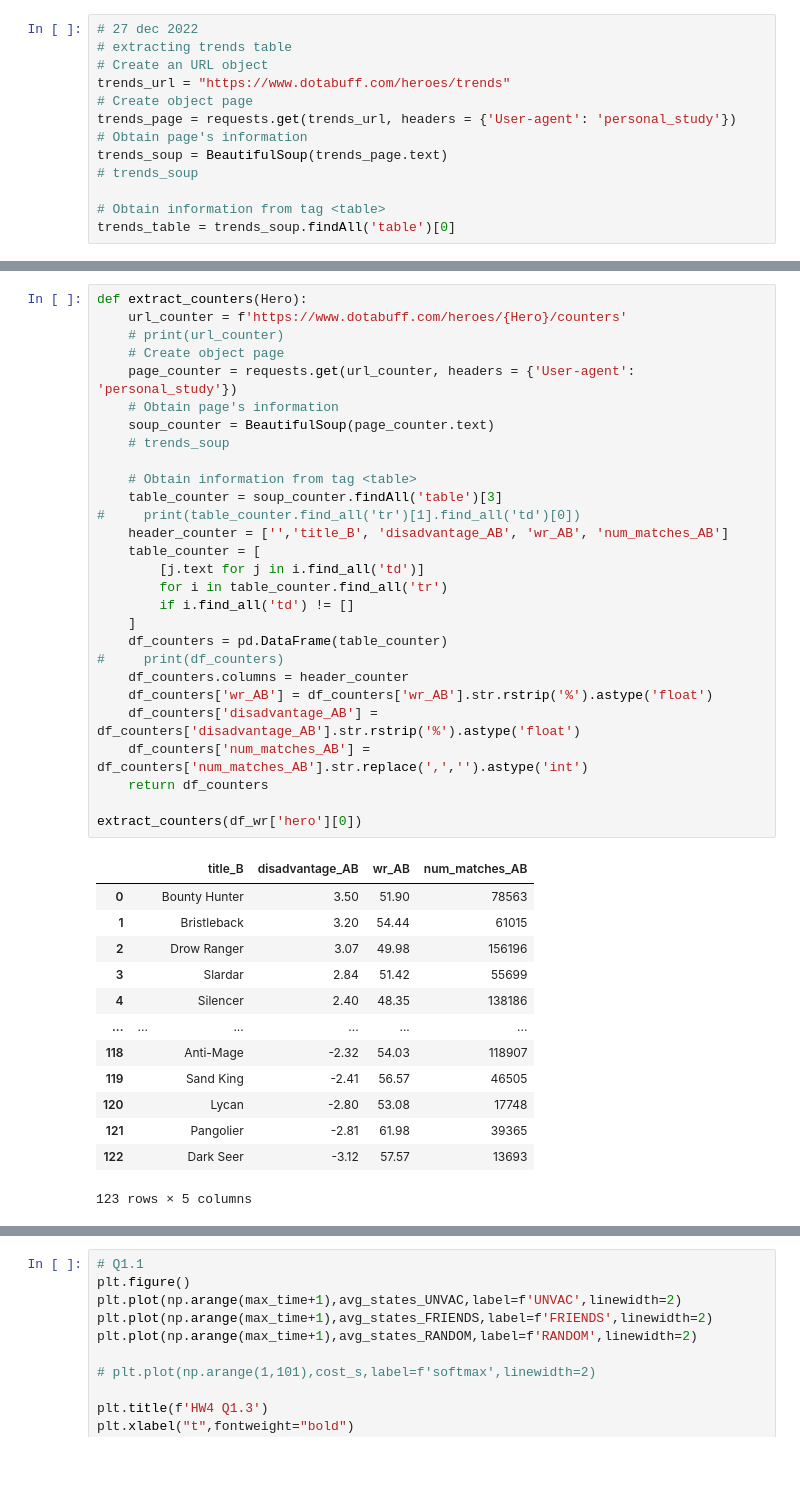
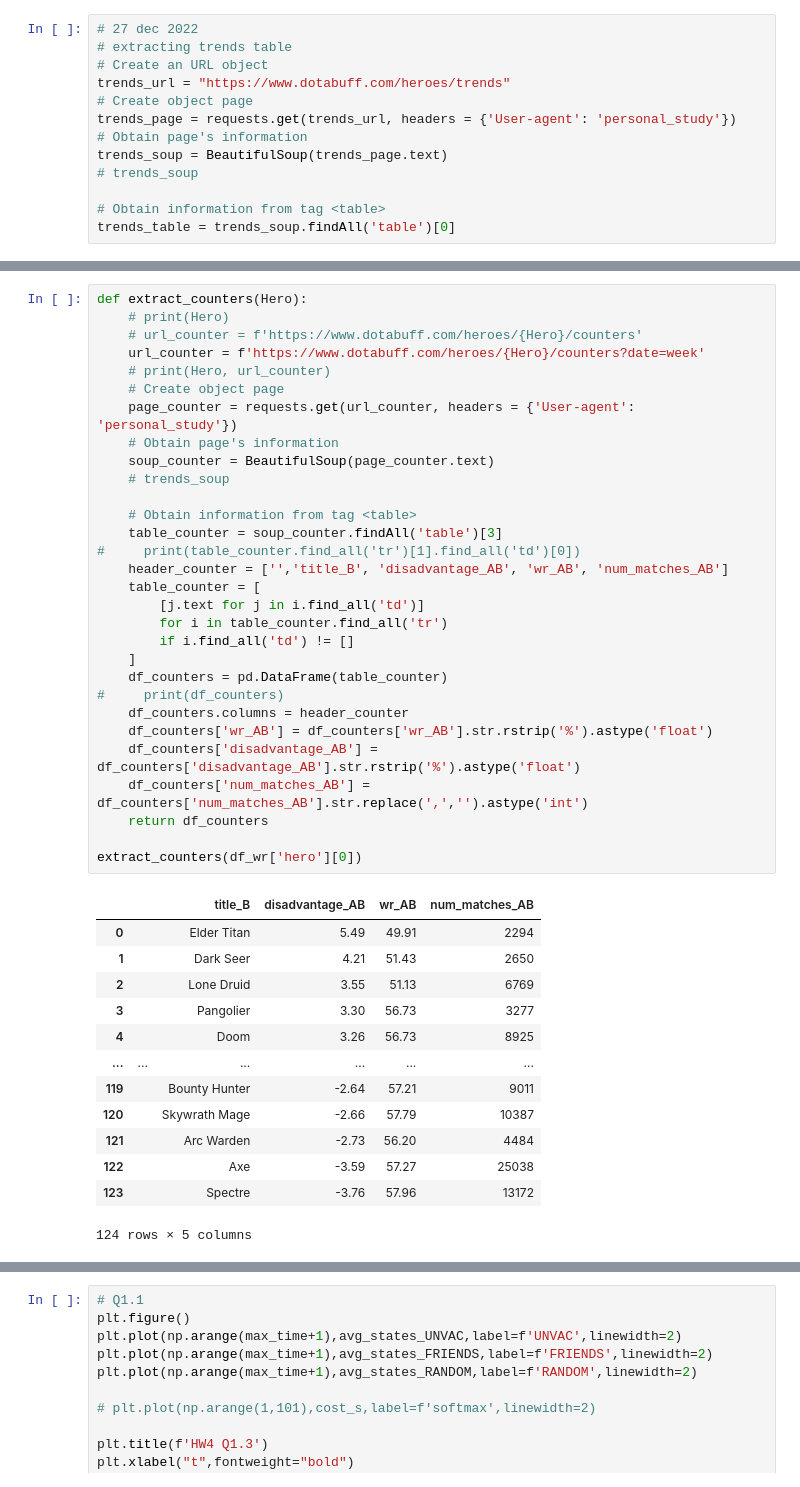
Before and after one commit to estavrionto/Dota2_wr, a Jupyter notebook: dotabuff.ipynb, the cells around one changed output, grey strips where cells are left out. Cells and saved outputs as stored; diff of their text form.

```diff
--- a/dotabuff.ipynb
+++ b/dotabuff.ipynb
@@ -93,45 +97,47 @@ df_wr.head()
 # %%
 def extract_counters(Hero):
-    url_counter = f'https://www.dotabuff.com/heroes/{Hero}/counters'
-    # print(url_counter)
+    # print(Hero)
+    # url_counter = f'https://www.dotabuff.com/heroes/{Hero}/counters'
+    url_counter = f'https://www.dotabuff.com/heroes/{Hero}/counters?date=week'
+    # print(Hero, url_counter)
     # Create object page
     page_counter = requests.get(url_counter, headers = {'User-agent': 'personal_study'})
     # Obtain page's information
     soup_counter = BeautifulSoup(page_counter.text)
     # trends_soup
 
     # Obtain information from tag <table>
     table_counter = soup_counter.findAll('table')[3]
 #     print(table_counter.find_all('tr')[1].find_all('td')[0])
     header_counter = ['','title_B', 'disadvantage_AB', 'wr_AB', 'num_matches_AB']
     table_counter = [
         [j.text for j in i.find_all('td')]
         for i in table_counter.find_all('tr')
         if i.find_all('td') != []
     ]
     df_counters = pd.DataFrame(table_counter)
 #     print(df_counters)
     df_counters.columns = header_counter
     df_counters['wr_AB'] = df_counters['wr_AB'].str.rstrip('%').astype('float')
     df_counters['disadvantage_AB'] = df_counters['disadvantage_AB'].str.rstrip('%').astype('float')
     df_counters['num_matches_AB'] = df_counters['num_matches_AB'].str.replace(',','').astype('int')
     return df_counters
 
 extract_counters(df_wr['hero'][0])
 # %% [output]
 |  |  | title_B | disadvantage_AB | wr_AB | num_matches_AB |
-| 0 |  | Bounty Hunter | 3.50 | 51.90 | 78563 |
-| 1 |  | Bristleback | 3.20 | 54.44 | 61015 |
-| 2 |  | Drow Ranger | 3.07 | 49.98 | 156196 |
-| 3 |  | Slardar | 2.84 | 51.42 | 55699 |
-| 4 |  | Silencer | 2.40 | 48.35 | 138186 |
+| 0 |  | Elder Titan | 5.49 | 49.91 | 2294 |
+| 1 |  | Dark Seer | 4.21 | 51.43 | 2650 |
+| 2 |  | Lone Druid | 3.55 | 51.13 | 6769 |
+| 3 |  | Pangolier | 3.30 | 56.73 | 3277 |
+| 4 |  | Doom | 3.26 | 56.73 | 8925 |
 | ... | ... | ... | ... | ... | ... |
-| 118 |  | Anti-Mage | -2.32 | 54.03 | 118907 |
-| 119 |  | Sand King | -2.41 | 56.57 | 46505 |
-| 120 |  | Lycan | -2.80 | 53.08 | 17748 |
-| 121 |  | Pangolier | -2.81 | 61.98 | 39365 |
-| 122 |  | Dark Seer | -3.12 | 57.57 | 13693 |
+| 119 |  | Bounty Hunter | -2.64 | 57.21 | 9011 |
+| 120 |  | Skywrath Mage | -2.66 | 57.79 | 10387 |
+| 121 |  | Arc Warden | -2.73 | 56.20 | 4484 |
+| 122 |  | Axe | -3.59 | 57.27 | 25038 |
+| 123 |  | Spectre | -3.76 | 57.96 | 13172 |
-123 rows × 5 columns
+124 rows × 5 columns
 # %%
 heros = df_wr['hero'].tolist()
 df_all_counters = []
```
Also changed, not shown: parts of 11 cells of this notebook.
